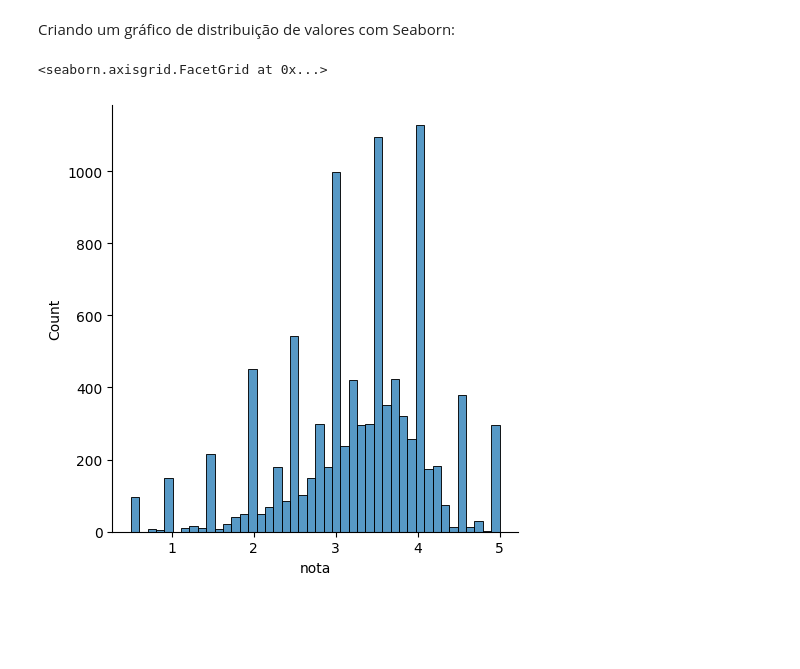
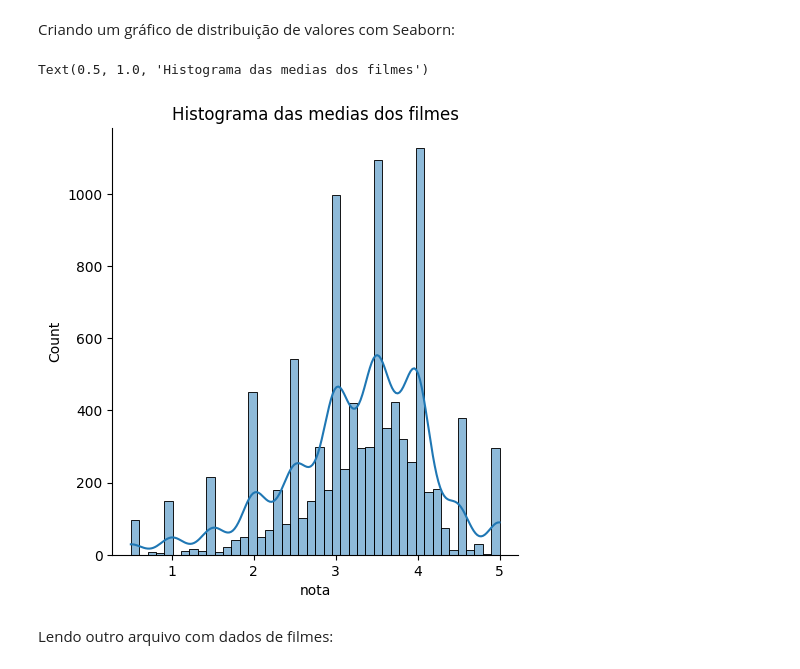
Before and after one commit to Camillabgarcia/data_science, a Jupyter notebook: Explorando_e_analisando_dados_1.ipynb, the cells around one changed output. Saved outputs shown, nothing was run; the diff lists cells and outputs as text; code cells hidden in the pictures; blank space fills up the shorter version.

```diff
--- a/Explorando_e_analisando_dados_1.ipynb
+++ b/Explorando_e_analisando_dados_1.ipynb
@@ -212,8 +212,15 @@ medias_por_filme.describe()
 dtype: float64
 # %% [markdown]
 Criando um gráfico de distribuição de valores com Seaborn:
-# %%
-sns.displot(medias_por_filme)
-# %% [output]
-<seaborn.axisgrid.FacetGrid at 0x...>
-[figure, removed]
+# %%
+from pickle import TRUE
+#Customizar o gráfico
+import matplotlib.pyplot as plt
+
+sns.displot(medias_por_filme, kde=TRUE)
+plt.title('Histograma das medias dos filmes')
+# %% [output]
+Text(0.5, 1.0, 'Histograma das medias dos filmes')
+[figure, added]
+# %% [markdown]
+Lendo outro arquivo com dados de filmes:
```
Also changed, not shown: parts of 39 cells of this notebook.
